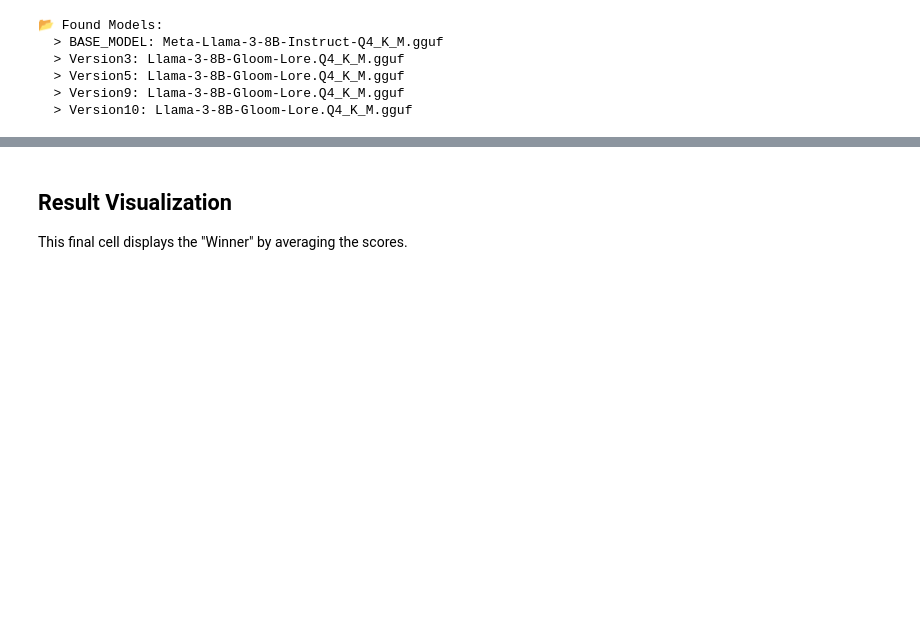
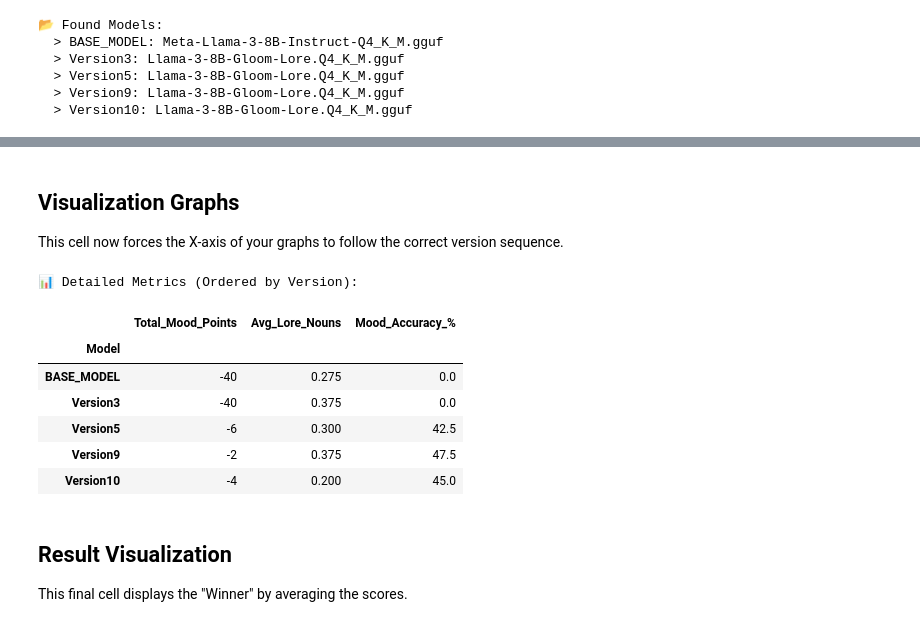
Before and after one commit to TheGirzy/DeepDiveV2AI, a Jupyter notebook: validate.ipynb, the cells around one changed output, grey strips where cells are left out. Drawn from its saved outputs; the diff is of its cells as text; code cells hidden in the pictures; blank space fills up the shorter version.

```diff
--- a/validate.ipynb
+++ b/validate.ipynb
@@ -152,3 +228,39 @@ Ready.
+# %% [markdown]
+## Visualization Graphs
+This cell now forces the X-axis of your graphs to follow the correct version sequence.
+# %%
+# Function for Natural Sorting
+def get_natural_sort_key(model_name):
+    if model_name == "BASE_MODEL": return (0, 0)
+    parts = re.findall(r'\d+', model_name)
+    num = int(parts[0]) if parts else 999
+    return (1, num)
+
+# Calculate Summary
+summary = df.groupby("Model").agg({
+    "Mood_Score": "sum", # Total points (Hits minus Misses)
+    "Noun_Hits": "mean"  # Average lore nouns used per response
+}).rename(columns={"Mood_Score": "Total_Mood_Points", "Noun_Hits": "Avg_Lore_Nouns"})
+
+# Calculate a percentage of correct moods for clarity
+mood_counts = df.groupby("Model")["Mood_Score"].apply(lambda x: (x == 1).sum() / len(x) * 100)
+summary["Mood_Accuracy_%"] = mood_counts
+
+# APPLY NATURAL SORT (Replaces the previous sort_values)
+sorted_indices = sorted(summary.index, key=get_natural_sort_key)
+summary = summary.reindex(sorted_indices)
+
+print("📊 Detailed Metrics (Ordered by Version):")
+display(summary)
+# %% [output]
+📊 Detailed Metrics (Ordered by Version):
+|  | Total_Mood_Points | Avg_Lore_Nouns | Mood_Accuracy_% |
+| Model |  |  |  |
+| BASE_MODEL | -40 | 0.275 | 0.0 |
+| Version3 | -40 | 0.375 | 0.0 |
+| Version5 | -6 | 0.300 | 42.5 |
+| Version9 | -2 | 0.375 | 47.5 |
+| Version10 | -4 | 0.200 | 45.0 |
 # %% [markdown]
 ## Result Visualization
 This final cell displays the "Winner" by averaging the scores.
```
Also changed, not shown: parts of 8 cells of this notebook.
